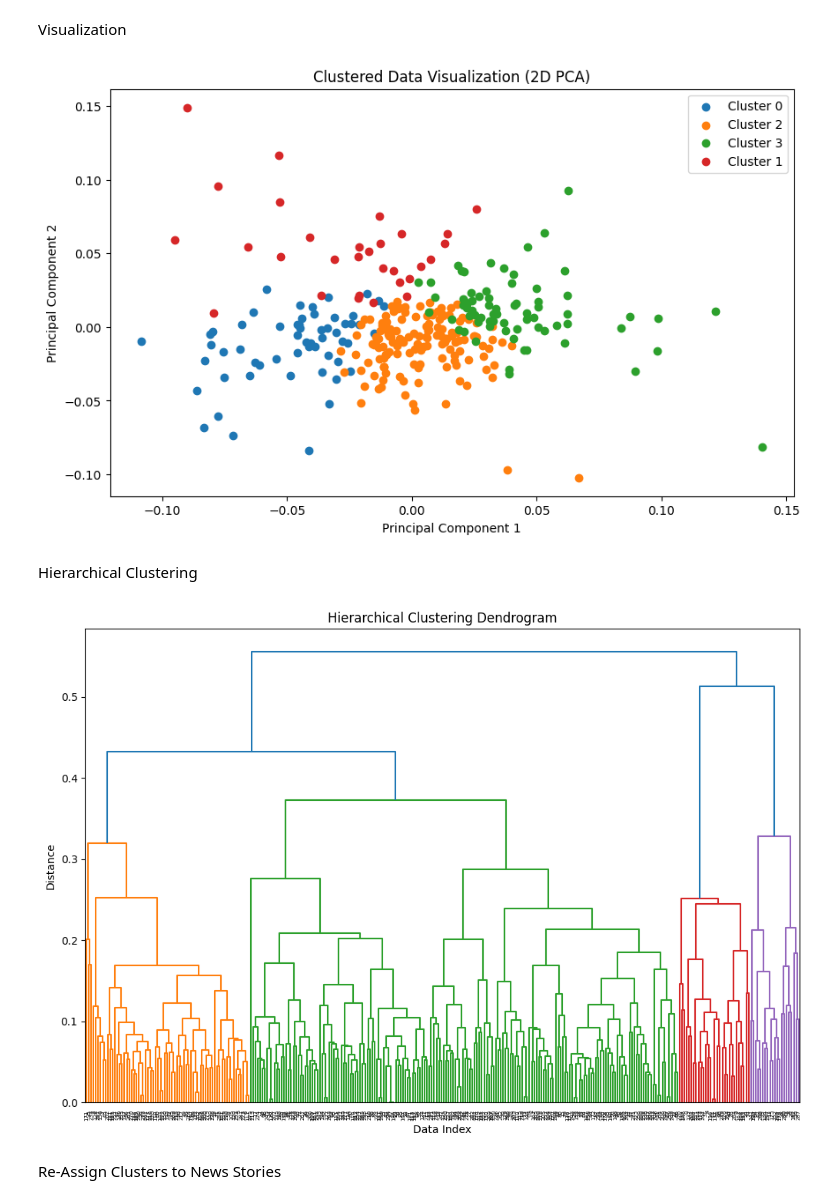
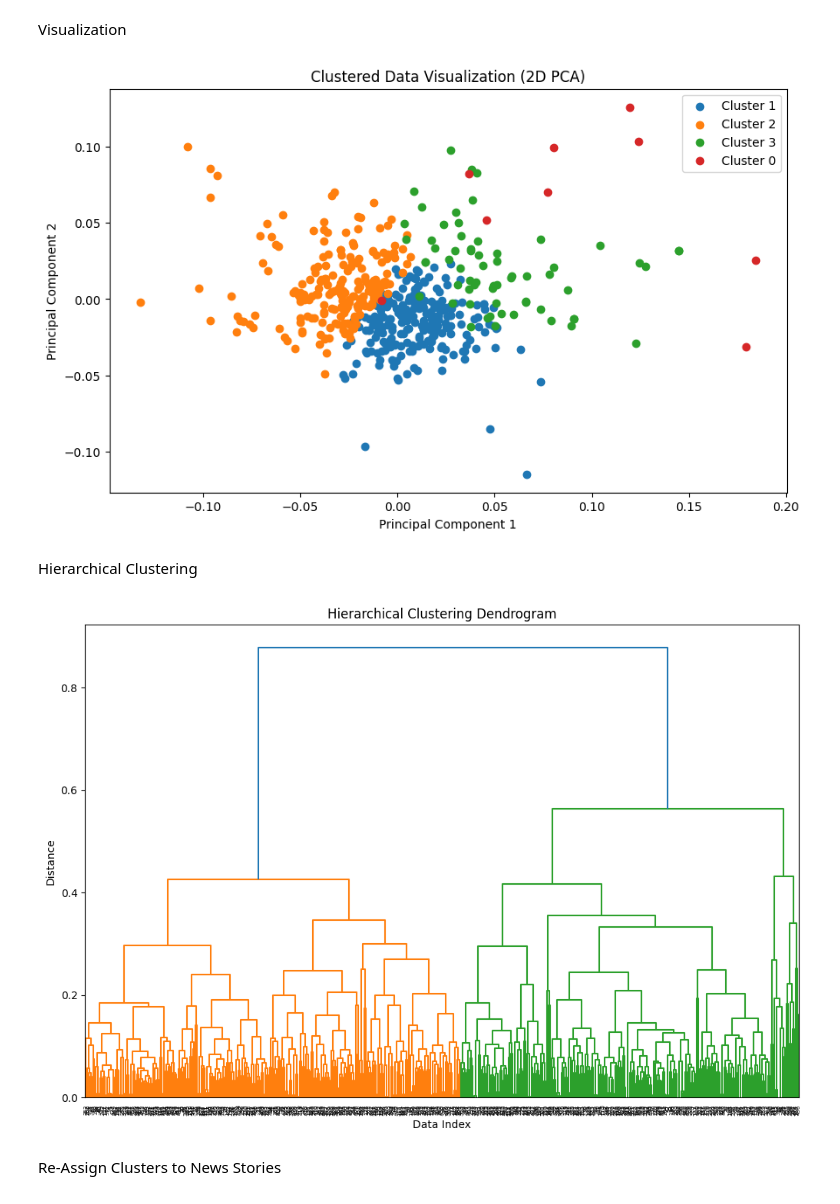
Before and after one commit to QuangAPL/PhD_Dissertation, a Jupyter notebook: S10_Clustering.ipynb, the cells around one changed output. Saved outputs shown, nothing was run; the diff lists cells and outputs as text; code cells hidden in the pictures.

```diff
--- a/S10_Clustering.ipynb
+++ b/S10_Clustering.ipynb
@@ -264,7 +264,7 @@ import matplotlib.pyplot as plt
 from sklearn.decomposition import PCA
 
 # Load clustered data from CSV file
-clustered_data = pd.read_csv("clustered_word2vec_300.csv")
+clustered_data = pd.read_csv("clustered_word2vec_500.csv")
 
 # Extract embedded features
 embedded_features = clustered_data.drop(columns=['Cluster'])
@@ -288,7 +288,7 @@ plt.ylabel('Principal Component 2')
 plt.legend()
 plt.show()
 # %% [output]
-[figure, old version]
+[figure, new version]
 # %% [markdown]
 Hierarchical Clustering
 # %%
@@ -298,36 +298,36 @@ from sklearn.cluster import AgglomerativeClustering
 from scipy.cluster.hierarchy import dendrogram, linkage
 
 # Load embedded data from CSV file
-embedded_data = pd.read_csv("vectorized_word2vec_300.csv")
+embedded_data = pd.read_csv("vectorized_word2vec_500.csv")
 
 # Perform hierarchical clustering
 # You may need to adjust the parameters (e.g., linkage method, distance metric) based on your data
 linkage_matrix = linkage(embedded_data, method='ward', metric='euclidean')
 
 # Plot dendrogram to visualize the hierarchical clustering
 plt.figure(figsize=(12, 8))
 dendrogram(linkage_matrix)
 plt.title('Hierarchical Clustering Dendrogram')
 plt.xlabel('Data Index')
 plt.ylabel('Distance')
 plt.show()
 
 # Based on the dendrogram, determine the optimal number of clusters
 # You can use visual inspection or a cut-off threshold to select the number of clusters
 
 # Perform Agglomerative Hierarchical Clustering with the optimal number of clusters
 optimal_num_clusters = 4  # Adjust based on dendrogram visualization or other criteria
 hierarchical_clustering = AgglomerativeClustering(n_clusters=optimal_num_clusters, linkage='ward')
 cluster_labels = hierarchical_clustering.fit_predict(embedded_data)
 
 # Add cluster labels to the embedded data
 embedded_data_with_labels = embedded_data.copy()
 embedded_data_with_labels['Cluster'] = cluster_labels
 
 # Save the clustered data to a new CSV file
-embedded_data_with_labels.to_csv("hierarchical_clustered_word2vec_300.csv", index=False)
+embedded_data_with_labels.to_csv("hierarchical_clustered_word2vec_500.csv", index=False)
 # %% [output]
-[figure, old version]
+[figure, new version]
 # %% [markdown]
 Re-Assign Clusters to News Stories
 # %%
```
Also changed, not shown: parts of 13 cells of this notebook, 9 other files.
